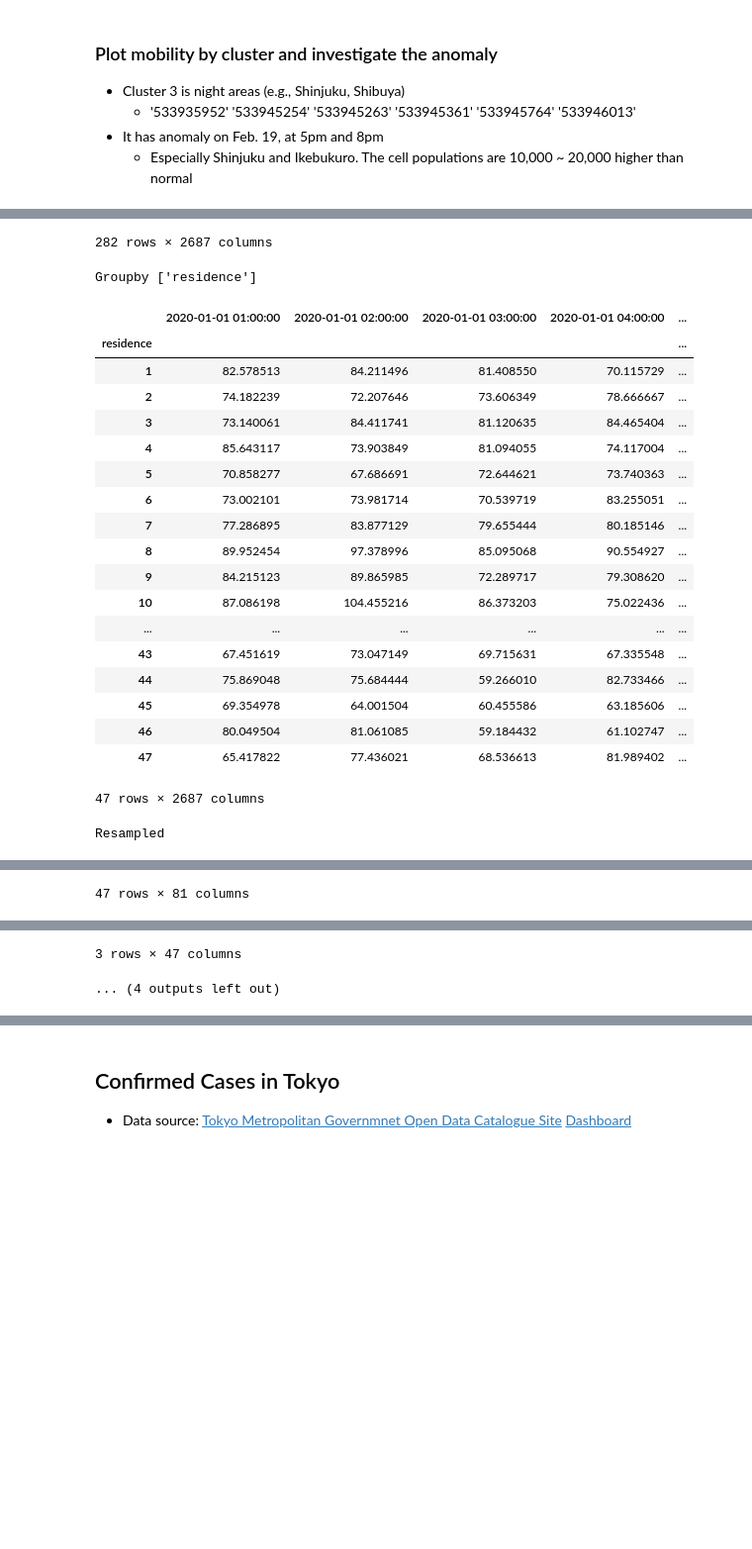
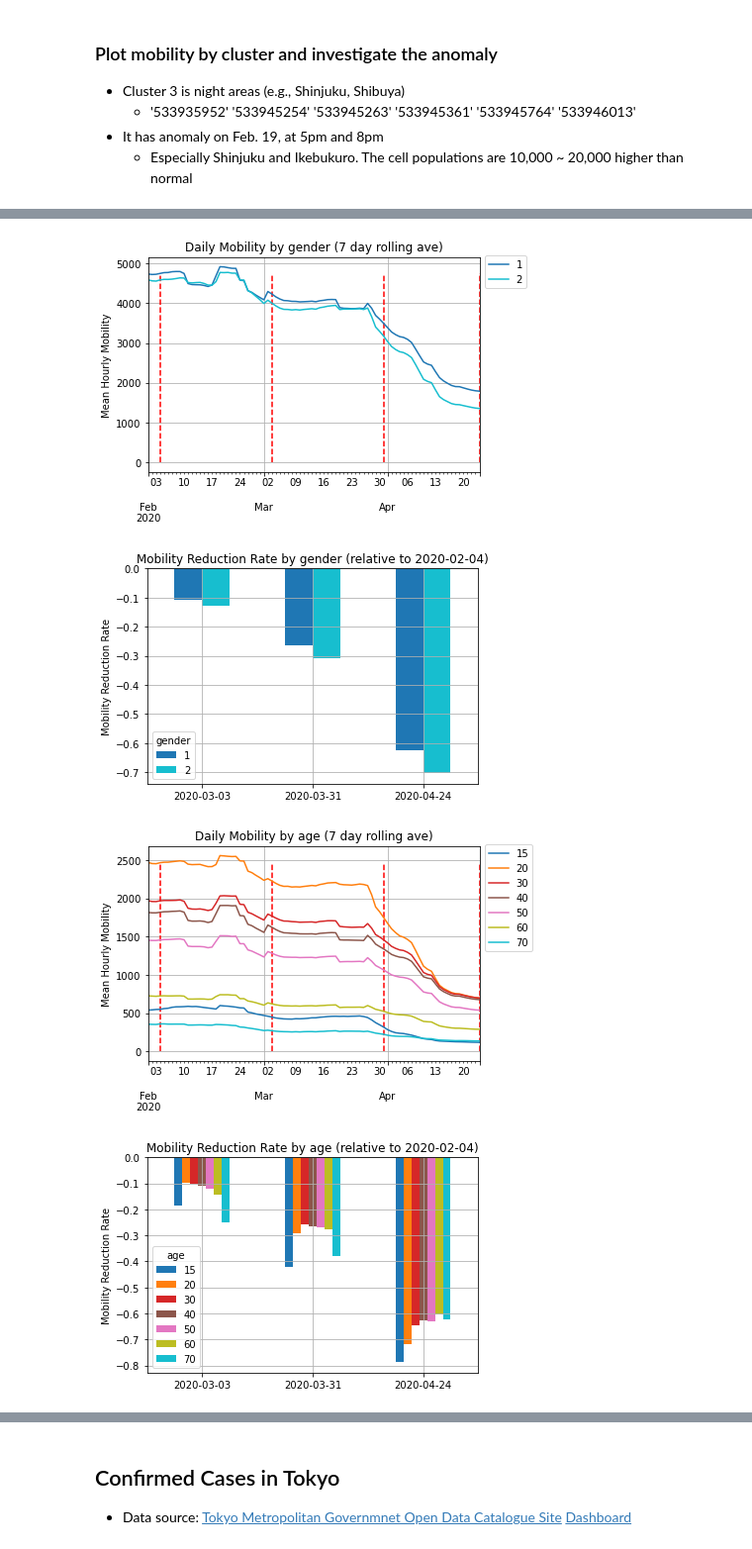
Before and after one commit to personal-hm2/coronavirus_model, a Jupyter notebook: UNICEF2.ipynb, the cells around one changed output, grey strips where cells are left out. Shown at 99% size. Saved outputs shown, nothing was run; the diff lists cells and outputs as text; code cells hidden in the pictures; blank space fills up the shorter version.

```diff
--- a/UNICEF2.ipynb
+++ b/UNICEF2.ipynb
@@ -14,8 +14,10 @@ import glob
 import os
 import pickle
 
+data_dir = "/mnt/f/Users/Hiroshi/Desktop/DoCoMo/"
 data_dir = "f:/Users/Hiroshi/Desktop/DoCoMo/"
 cache_dir = data_dir + "cache/"
+plot_dir = "plots/"
 debug = True
 
 def read_cluster(cluster_fn):
@@ -46,6 +48,7 @@ def read_cache(pattern):
         return None
 
 def read_hourly_data(pattern, d, h):
+    index_cols = patterns[pattern]
     d_str = d.strftime("%Y%m%d")
     d_h = d + pd.Timedelta('{} hours'.format(h))
     fn = data_dir + "s3/realtime/{}/clipped_mesh_pop_{}{:02d}00_{}.csv.zip" \
@@ -53,16 +56,17 @@ def read_hourly_data(pattern, d, h):
     print("Reading {}...".format(fn))
     if os.path.exists(fn):
         with open(fn, 'rb') as f:
-            hourly = pd.read_csv(fn, usecols=patterns[pattern] + ["population"], dtype={"area": str})
-            hourly = hourly.set_index(patterns[pattern])
+            hourly = pd.read_csv(fn, usecols= index_cols + ["population"], dtype={"area": str})
+            hourly = hourly.set_index(index_cols)
             hourly.rename(columns={"population": d_h}, inplace=True)
     else:
-        hourly = pd.DataFrame(columns=patterns[pattern] + ["population"])
-        hourly.set_index(patterns[pattern], inplace=True)
+        hourly = pd.DataFrame(columns=index_cols + ["population"])
+        hourly.set_index(index_cols, inplace=True)
         hourly.rename(columns={"population": d_h}, inplace=True)
     return hourly
 
 def add_hour(pattern, t_1, t, m):
+    index_cols = patterns[pattern]
     if debug:
         print("t-1")
         display(t_1)
@@ -75,14 +79,13 @@ def add_hour(pattern, t_1, t, m):
         display(df)
     norm = df.diff(axis=1).abs()
     norm.reset_index(inplace=True)
-    norm.set_index("area", inplace=True)
+    norm.set_index(index_cols[0], inplace=True)
     if debug:
         print("Norm")
         display(norm)
     # 2. Join category
     df = norm.merge(cluster, how='right', left_index=True, right_index=True).fillna(0)
     df.rename(columns={0:"cluster"}, inplace=True)
-
     if debug:
         print("With category")
         display(df)
@@ -132,7 +135,7 @@ def read_table(pattern):
     update_cache(pattern)
     tables[pattern] = read_cache(pattern)
 
-# update_cache("00001_c", end_date=pd.to_datetime("2020-01-01"))
+# update_cache("00003", end_date=pd.to_datetime("2020-01-01"))
 
 # update_cache("00000", end_date=pd.to_datetime("2020-02-29"))
 # t = read_hourly_data("00000", pd.to_datetime("2020-01-01"), 0)
@@ -362,10 +281,24 @@ Resampled
 # %%
-# Try 00002_c, the residence prefecture
+# Plot mobility by age group and sex and publishrrrr
+debug = True
+debug = False
 
+df = read_cache("00001_c")
+df = df[list(map(lambda x: x[2] != 0, df.index))]   # Remove gender==0 records
+df = df.iloc[:, 1:]   # Remove Jan. 1 because it has no mobility data
+# display(df[list(map(lambda x: x[0] == 3, df.index))])
 
-df = read_cache("00002_c")
-df = df[list(map(lambda x: x[1] != 0, df.index))]   # Remove residence==0 records
-df = df.iloc[:, 1:]   # Remove Jan. 1 because it has no mobility data
-plot_mobility_by_cat(df,["residence"], reference_dates)
-df
+plot_mobility_by_cat(df,["gender"], reference_dates)
+plot_mobility_by_cat(df,["age"], reference_dates)
+plot_mobility_by_cat(df,["cluster"], reference_dates)
+
+plot_mobility_by_cat(df,["gender"], reference_dates, cluster=3)
+plot_mobility_by_cat(df,["age"], reference_dates, cluster=3)
+
+plot_mobility_by_cat(df,["gender"], reference_dates, cluster=2)
+plot_mobility_by_cat(df,["age"], reference_dates, cluster=2)
 # %% [output]
+[figure, new version]
+[figure, added]
+[figure, added]
+[figure, added]
@@ -386,22 +313,0 @@ df
-282 rows × 2687 columns
-Groupby ['residence']
-|  | 2020-01-01 01:00:00 | 2020-01-01 02:00:00 | 2020-01-01 03:00:00 | 2020-01-01 04:00:00 | ... |
-| residence |  |  |  |  | ... |
-| 1 | 82.578513 | 84.211496 | 81.408550 | 70.115729 | ... |
-| 2 | 74.182239 | 72.207646 | 73.606349 | 78.666667 | ... |
-| 3 | 73.140061 | 84.411741 | 81.120635 | 84.465404 | ... |
-| 4 | 85.643117 | 73.903849 | 81.094055 | 74.117004 | ... |
-| 5 | 70.858277 | 67.686691 | 72.644621 | 73.740363 | ... |
-| 6 | 73.002101 | 73.981714 | 70.539719 | 83.255051 | ... |
-| 7 | 77.286895 | 83.877129 | 79.655444 | 80.185146 | ... |
-| 8 | 89.952454 | 97.378996 | 85.095068 | 90.554927 | ... |
-| 9 | 84.215123 | 89.865985 | 72.289717 | 79.308620 | ... |
-| 10 | 87.086198 | 104.455216 | 86.373203 | 75.022436 | ... |
-| ... | ... | ... | ... | ... | ... |
-| 43 | 67.451619 | 73.047149 | 69.715631 | 67.335548 | ... |
-| 44 | 75.869048 | 75.684444 | 59.266010 | 82.733466 | ... |
-| 45 | 69.354978 | 64.001504 | 60.455586 | 63.185606 | ... |
-| 46 | 80.049504 | 81.061085 | 59.184432 | 61.102747 | ... |
-| 47 | 65.417822 | 77.436021 | 68.536613 | 81.989402 | ... |
-47 rows × 2687 columns
-Resampled
@@ -426 +313,0 @@ Resampled
-47 rows × 81 columns
@@ -432,2 +313,0 @@ Resampled
-3 rows × 47 columns
-... (4 outputs left out)
```
Also changed, not shown: parts of 25 cells of this notebook, 8 other files.
